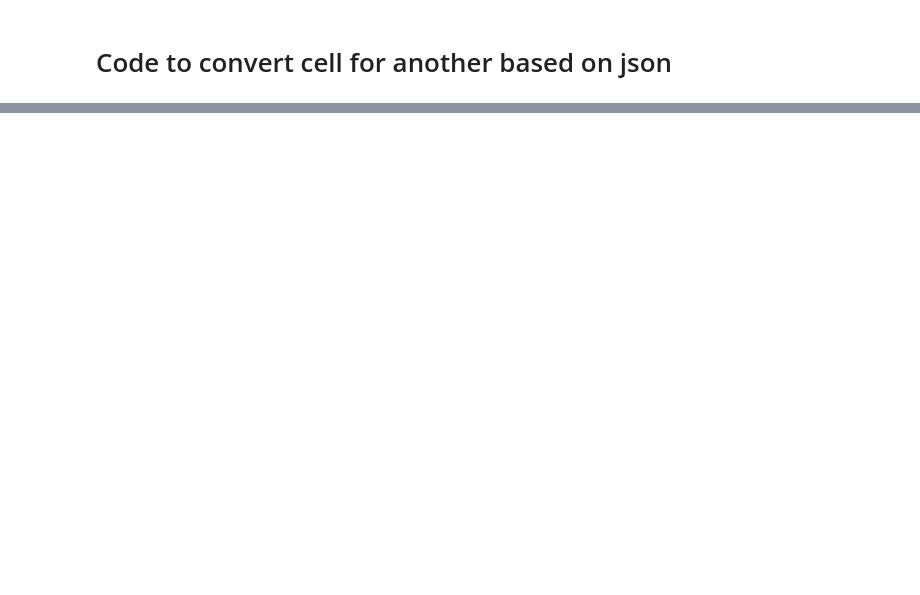
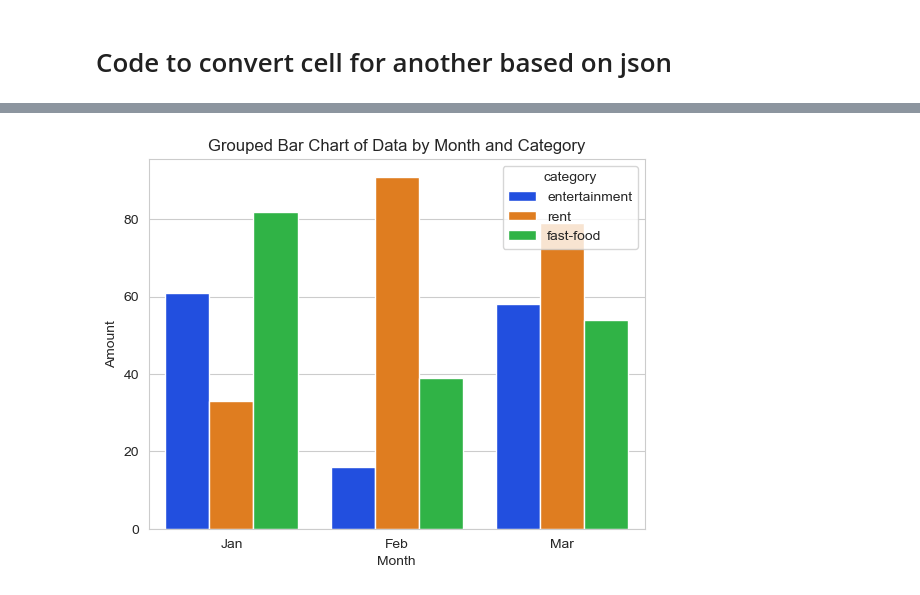
Before and after one commit to kirwaboit/rwakiPython, a Jupyter notebook: Pandas/MyPandasCookBook.ipynb, the cells around one changed output, grey strips where cells are left out. Saved outputs shown, nothing was run; the diff lists cells and outputs as text; code cells hidden in the pictures; blank space fills up the shorter version.

```diff
--- a/Pandas/MyPandasCookBook.ipynb
+++ b/Pandas/MyPandasCookBook.ipynb
@@ -713,0 +743,47 @@ ImportError: Missing optional dependency 'openpyxl'.  Use pip or conda to instal
+# %%
+import pandas as pd
+import numpy as np
+import matplotlib.pyplot as plt
+import seaborn as sns
+
+# Create the DataFrame with random data
+jan_dates = pd.date_range(start='2022-01-01', end='2022-01-31', periods=3)
+feb_dates = pd.date_range(start='2022-02-01', end='2022-02-28', periods=3)
+mar_dates = pd.date_range(start='2022-03-01', end='2022-03-31', periods=3)
+
+categories = ['fast-food', 'entertainment', 'rent']
+
+df = pd.DataFrame(columns=['date', 'amount', 'category'])
+
+for date_list in [jan_dates, feb_dates, mar_dates]:
+    for category in categories:
+        date = np.random.choice(date_list)
+        amount = np.random.randint(10, 101)
+        df = df.append({'date': date, 'amount': amount, 'category': category}, ignore_index=True)
+
+# Group the data by month and category and compute the mean of the amount column
+grouped_data = df.groupby(['date', 'category'])['amount'].mean().reset_index()
+
+# Create the bar chart
+sns.set_style("whitegrid")
+sns.set_palette("bright")
+ax = sns.barplot(x=grouped_data['date'].dt.strftime('%b'), y="amount", hue="category", data=grouped_data)
+
+# Define the function to format the toolbar text when hovering over a data point
+def format_coord(x, y):
+    x_date = pd.to_datetime(ax.get_xticklabels()[int(x)].get_text() + ' 2022')
+    y_amount = round(y, 2)
+    return f"{x_date:%b}: ${y_amount}"
+
+# Set the plot title and labels
+plt.title("Grouped Bar Chart of Data by Month and Category")
+plt.xlabel("Month")
+plt.ylabel("Amount")
+
+# Set the format_coord function as the format cursor function
+ax.format_coord = format_coord
+
+# Show the plot
+plt.show()
+# %% [output]
+[figure, added]
```
Also changed, not shown: parts of 24 cells of this notebook, 7 other files.
